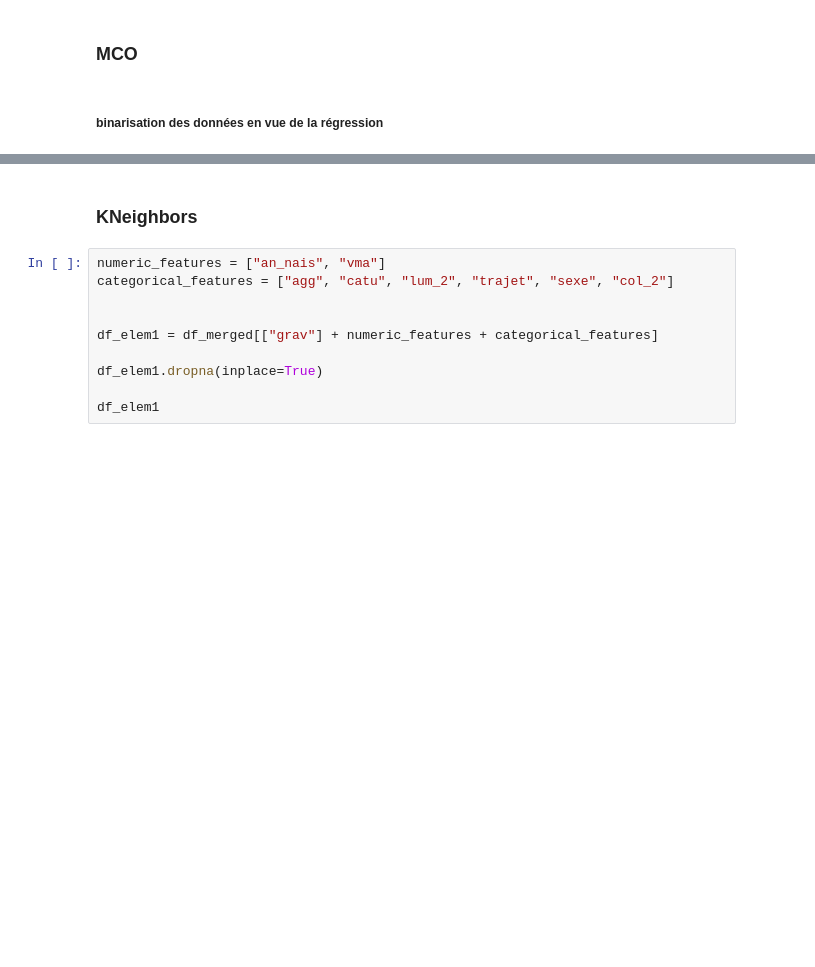
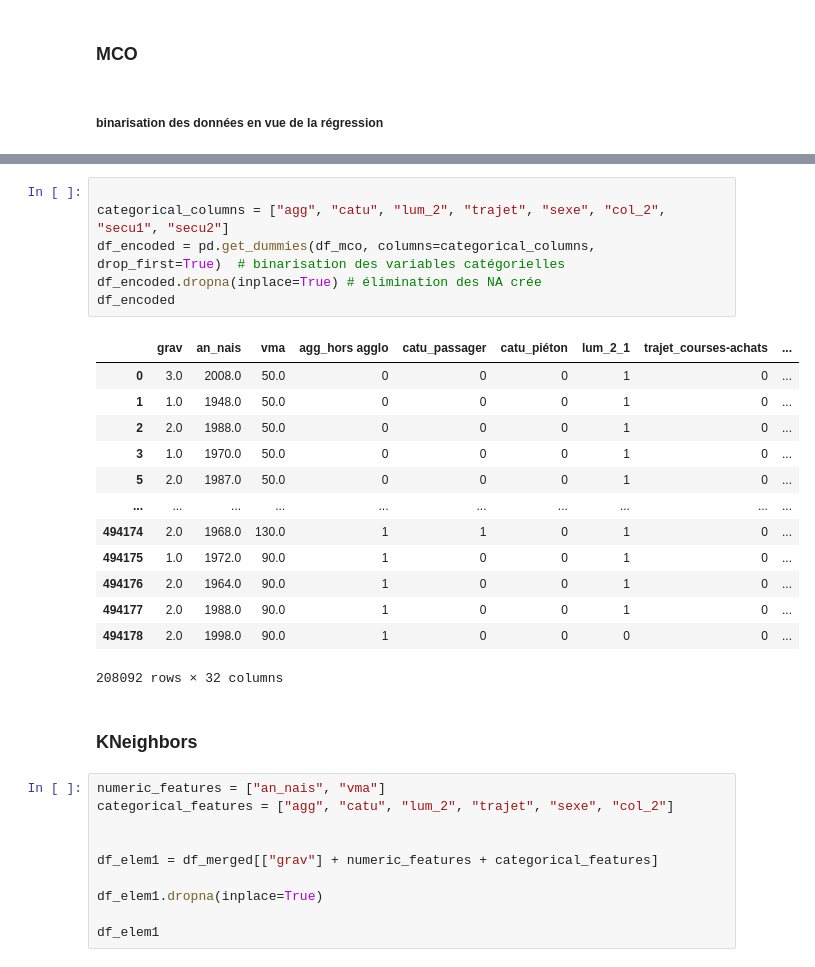
Before and after one commit to antoine-palazz/Projet_Python_ENSAE_2A, a Jupyter notebook: scripts/eda.ipynb, the cells around one changed output, grey strips where cells are left out. Drawn from its saved outputs; the diff is of its cells as text; blank space fills up the shorter version.

```diff
--- a/scripts/eda.ipynb
+++ b/scripts/eda.ipynb
@@ -416,3 +421,23 @@ See the caveats in the documentation: https://pandas.pydata.org/pandas-docs/stab
+# %%
+
+categorical_columns = ["agg", "catu", "lum_2", "trajet", "sexe", "col_2", "secu1", "secu2"]
+df_encoded = pd.get_dummies(df_mco, columns=categorical_columns, drop_first=True)  # binarisation des variables catégorielles
+df_encoded.dropna(inplace=True) # élimination des NA crée
+df_encoded
+# %% [output]
+|  | grav | an_nais | vma | agg_hors agglo | catu_passager | catu_piéton | lum_2_1 | trajet_courses-achats | ... |
+| 0 | 3.0 | 2008.0 | 50.0 | 0 | 0 | 0 | 1 | 0 | ... |
+| 1 | 1.0 | 1948.0 | 50.0 | 0 | 0 | 0 | 1 | 0 | ... |
+| 2 | 2.0 | 1988.0 | 50.0 | 0 | 0 | 0 | 1 | 0 | ... |
+| 3 | 1.0 | 1970.0 | 50.0 | 0 | 0 | 0 | 1 | 0 | ... |
+| 5 | 2.0 | 1987.0 | 50.0 | 0 | 0 | 0 | 1 | 0 | ... |
+| ... | ... | ... | ... | ... | ... | ... | ... | ... | ... |
+| 494174 | 2.0 | 1968.0 | 130.0 | 1 | 1 | 0 | 1 | 0 | ... |
+| 494175 | 1.0 | 1972.0 | 90.0 | 1 | 0 | 0 | 1 | 0 | ... |
+| 494176 | 2.0 | 1964.0 | 90.0 | 1 | 0 | 0 | 1 | 0 | ... |
+| 494177 | 2.0 | 1988.0 | 90.0 | 1 | 0 | 0 | 1 | 0 | ... |
+| 494178 | 2.0 | 1998.0 | 90.0 | 1 | 0 | 0 | 0 | 0 | ... |
+208092 rows × 32 columns
 # %% [markdown]
 ### KNeighbors
 # %%
```
Also changed, not shown: parts of 5 cells of this notebook.
